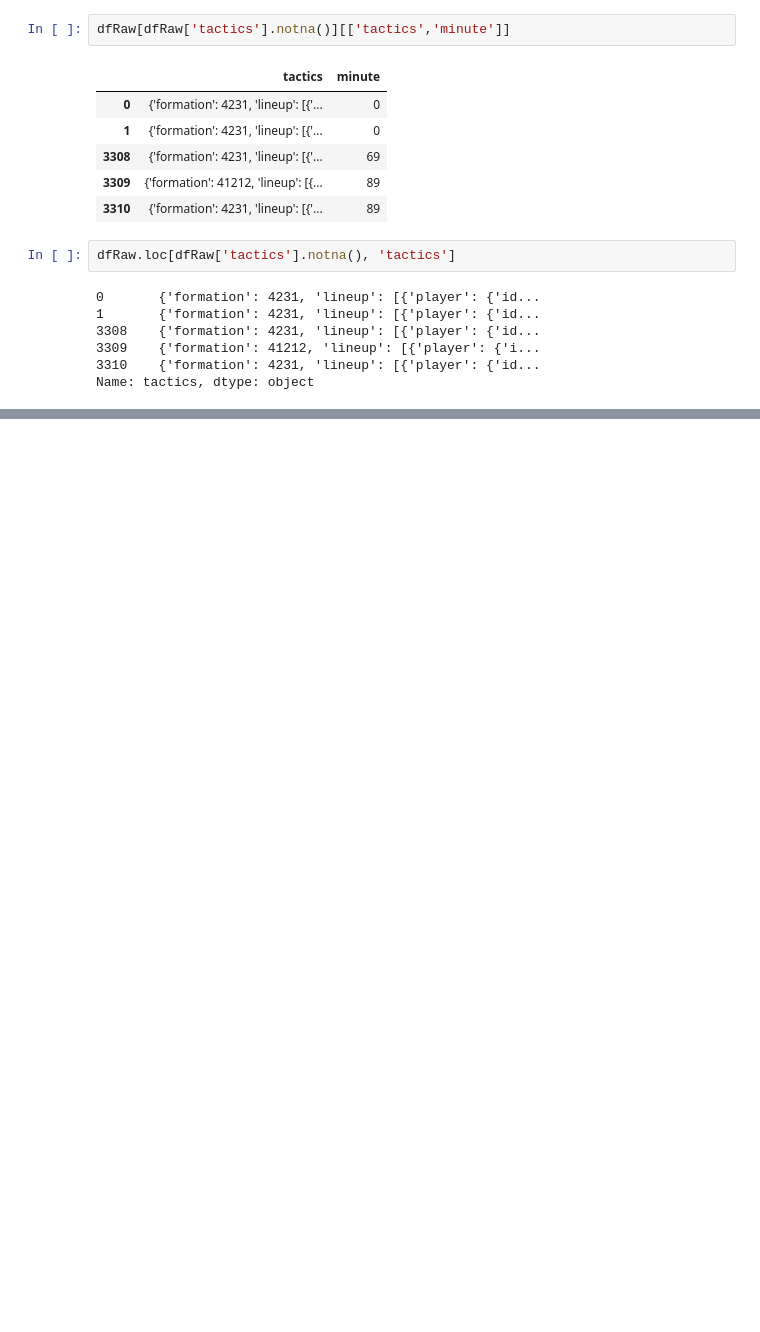
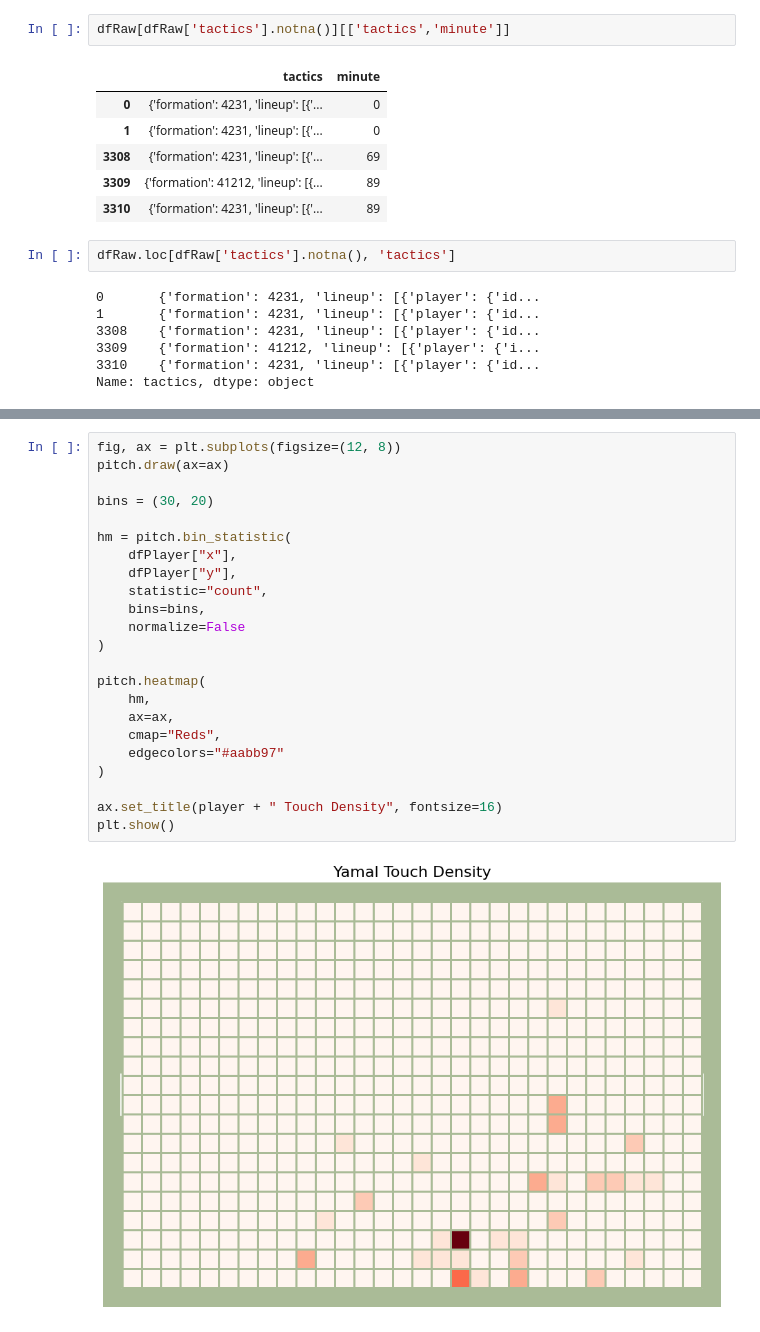
Before and after one commit to francisco-kim/footballAnalysis, a Jupyter notebook: statsbomb.ipynb, the cells around one changed output, grey strips where cells are left out. Cells and saved outputs as stored; diff of their text form; blank space fills up the shorter version.

```diff
--- a/statsbomb.ipynb
+++ b/statsbomb.ipynb
@@ -953,0 +1178,25 @@ Name: tactics, dtype: object
+# %%
+fig, ax = plt.subplots(figsize=(12, 8))
+pitch.draw(ax=ax)
+
+bins = (30, 20)
+
+hm = pitch.bin_statistic(
+    dfPlayer["x"],
+    dfPlayer["y"],
+    statistic="count",
+    bins=bins,
+    normalize=False
+)
+
+pitch.heatmap(
+    hm,
+    ax=ax,
+    cmap="Reds",
+    edgecolors="#aabb97"
+)
+
+ax.set_title(player + " Touch Density", fontsize=16)
+plt.show()
+# %% [output]
+[figure, added]
```
Also changed, not shown: parts of 28 cells of this notebook.
